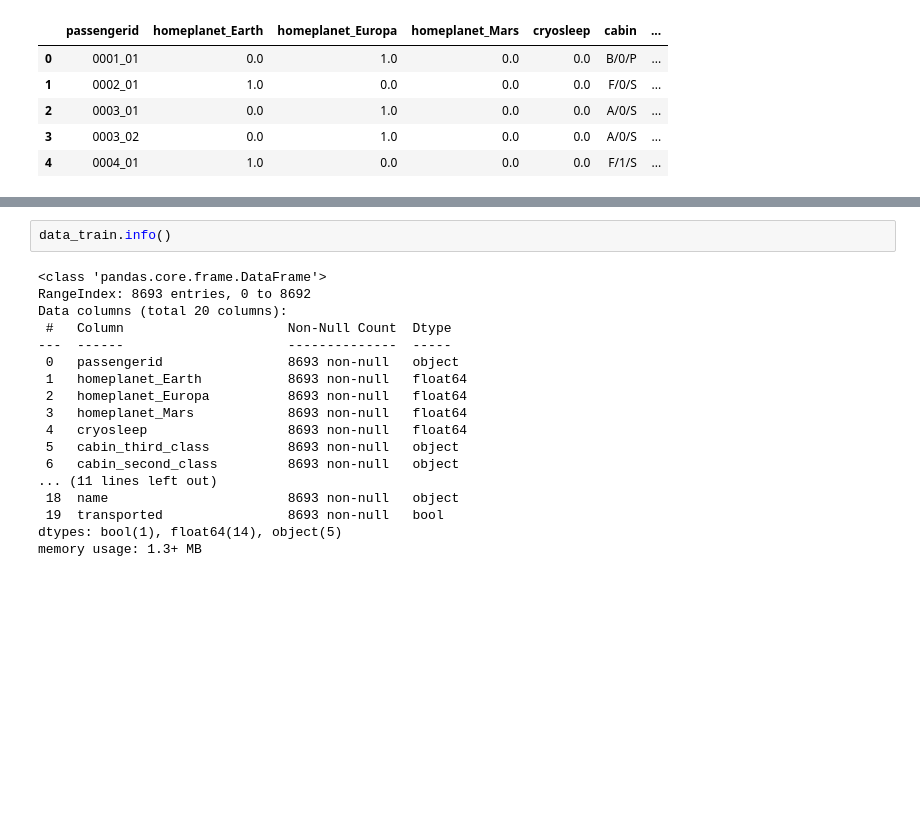
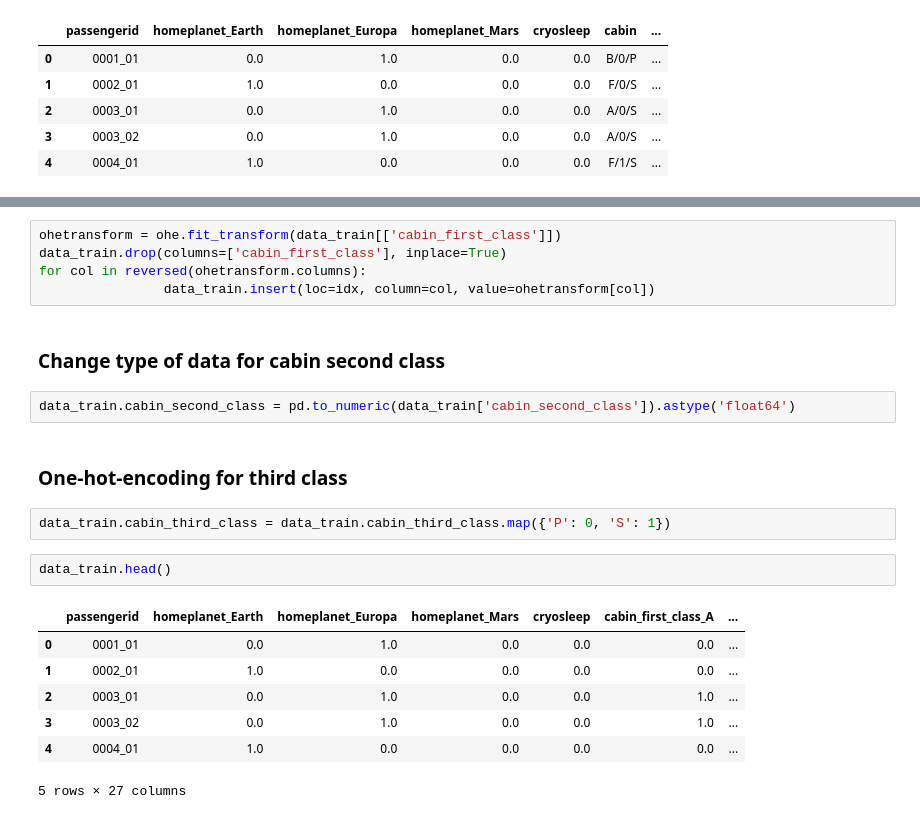
Before and after one commit to heereenveen/Kaggle, a Jupyter notebook: Spaceship Titanic/spaceship_titanic.ipynb, the cells around one changed output, grey strips where cells are left out. Drawn from its saved outputs; the diff is of its cells as text; blank space fills up the shorter version.

Commit message:
Ending work with cabin feature

```diff
--- a/Spaceship Titanic/spaceship_titanic.ipynb
+++ b/Spaceship Titanic/spaceship_titanic.ipynb
@@ -332,20 +334,23 @@ data_train.head()
+# %%
+ohetransform = ohe.fit_transform(data_train[['cabin_first_class']])
+data_train.drop(columns=['cabin_first_class'], inplace=True)
+for col in reversed(ohetransform.columns):
+                data_train.insert(loc=idx, column=col, value=ohetransform[col])
+# %% [markdown]
+### Change type of data for cabin second class
+# %%
+data_train.cabin_second_class = pd.to_numeric(data_train['cabin_second_class']).astype('float64')
+# %% [markdown]
+### One-hot-encoding for third class
 # %%
-data_train.info()
+data_train.cabin_third_class = data_train.cabin_third_class.map({'P': 0, 'S': 1})
-# %% [output]
-<class 'pandas.core.frame.DataFrame'>
-RangeIndex: 8693 entries, 0 to 8692
-Data columns (total 20 columns):
- #   Column                     Non-Null Count  Dtype
----  ------                     --------------  -----
- 0   passengerid                8693 non-null   object
- 1   homeplanet_Earth           8693 non-null   float64
- 2   homeplanet_Europa          8693 non-null   float64
- 3   homeplanet_Mars            8693 non-null   float64
- 4   cryosleep                  8693 non-null   float64
- 5   cabin_third_class          8693 non-null   object
- 6   cabin_second_class         8693 non-null   object
-... (11 lines left out)
- 18  name                       8693 non-null   object
- 19  transported                8693 non-null   bool
-dtypes: bool(1), float64(14), object(5)
-memory usage: 1.3+ MB
+# %%
+data_train.head()
+# %% [output]
+|  | passengerid | homeplanet_Earth | homeplanet_Europa | homeplanet_Mars | cryosleep | cabin_first_class_A | ... |
+| 0 | 0001_01 | 0.0 | 1.0 | 0.0 | 0.0 | 0.0 | ... |
+| 1 | 0002_01 | 1.0 | 0.0 | 0.0 | 0.0 | 0.0 | ... |
+| 2 | 0003_01 | 0.0 | 1.0 | 0.0 | 0.0 | 1.0 | ... |
+| 3 | 0003_02 | 0.0 | 1.0 | 0.0 | 0.0 | 1.0 | ... |
+| 4 | 0004_01 | 1.0 | 0.0 | 0.0 | 0.0 | 0.0 | ... |
+5 rows × 27 columns
```
Also changed, not shown: parts of 5 cells of this notebook.
